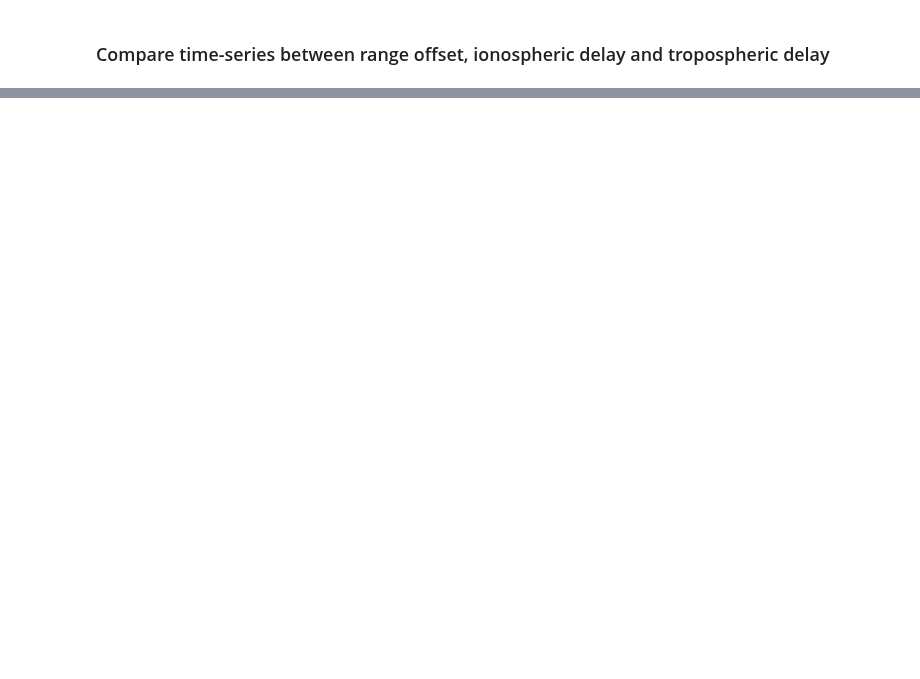
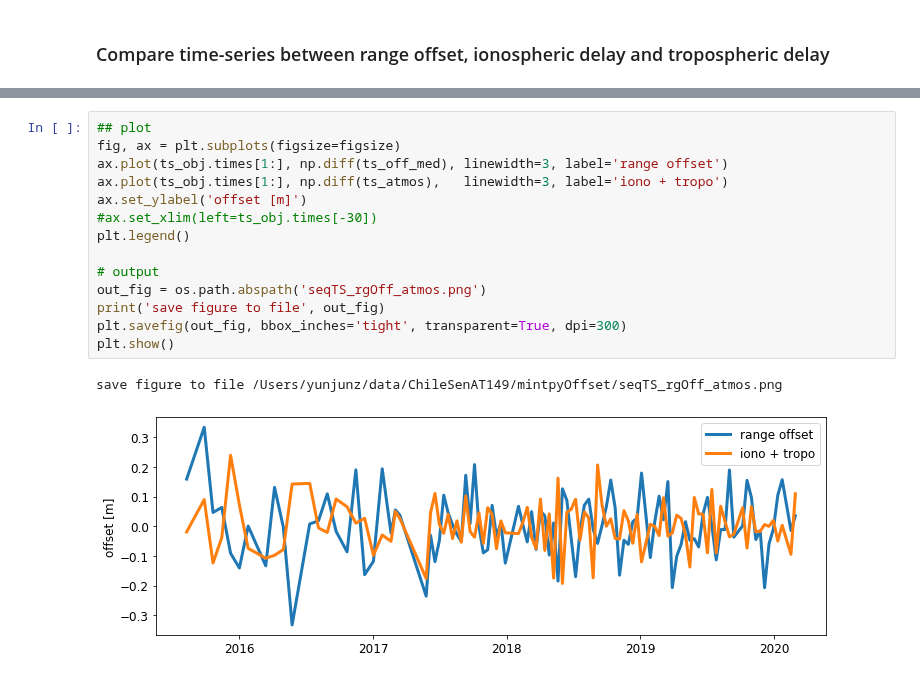
Before and after one commit to yunjunz/2022-Geolocation, a Jupyter notebook: offset_atmos.ipynb, the cells around one changed output, grey strips where cells are left out. Saved outputs shown, nothing was run; the diff lists cells and outputs as text; blank space fills up the shorter version.

```diff
--- a/offset_atmos.ipynb
+++ b/offset_atmos.ipynb
@@ -101,0 +236,17 @@ plt.show()
+# %%
+## plot
+fig, ax = plt.subplots(figsize=figsize)
+ax.plot(ts_obj.times[1:], np.diff(ts_off_med), linewidth=3, label='range offset')
+ax.plot(ts_obj.times[1:], np.diff(ts_atmos),   linewidth=3, label='iono + tropo')
+ax.set_ylabel('offset [m]')
+#ax.set_xlim(left=ts_obj.times[-30])
+plt.legend()
+
+# output
+out_fig = os.path.abspath('seqTS_rgOff_atmos.png')
+print('save figure to file', out_fig)
+plt.savefig(out_fig, bbox_inches='tight', transparent=True, dpi=300)
+plt.show()
+# %% [output]
+save figure to file /Users/yunjunz/data/ChileSenAT149/mintpyOffset/seqTS_rgOff_atmos.png
+[figure, added]
```
Also changed, not shown: parts of 10 cells of this notebook, 18 other files.
